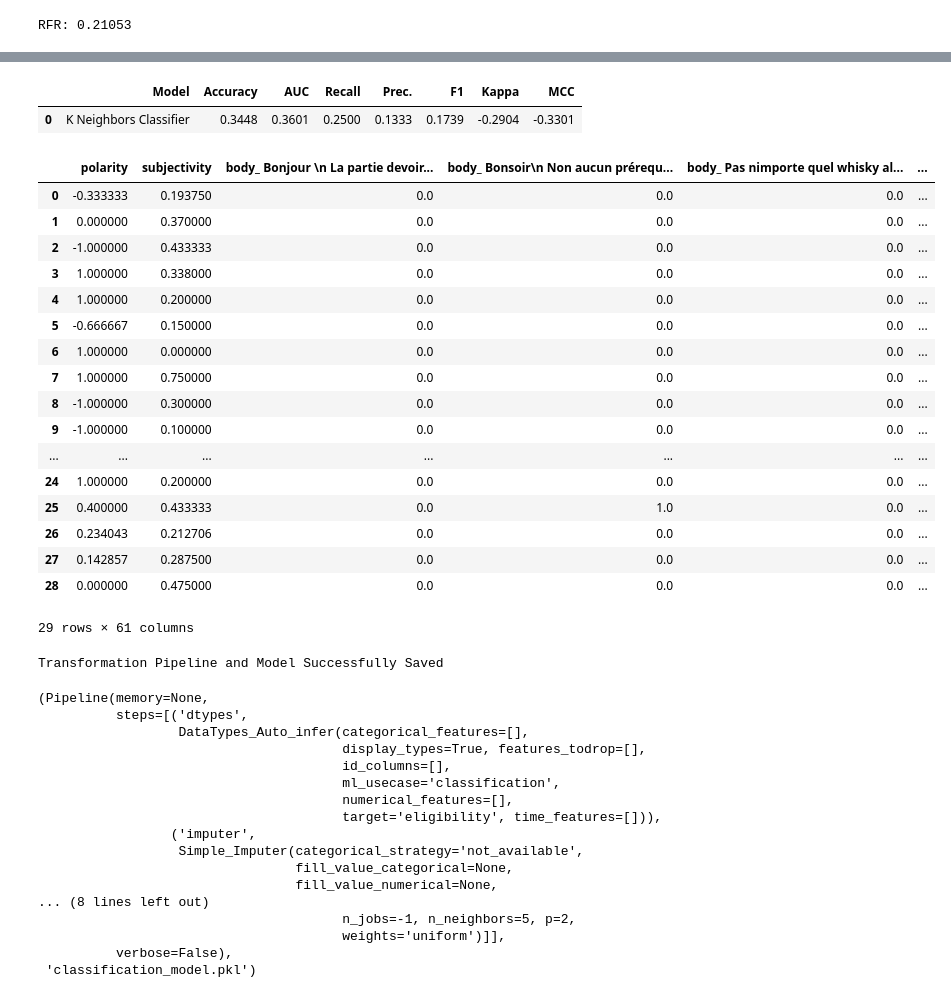
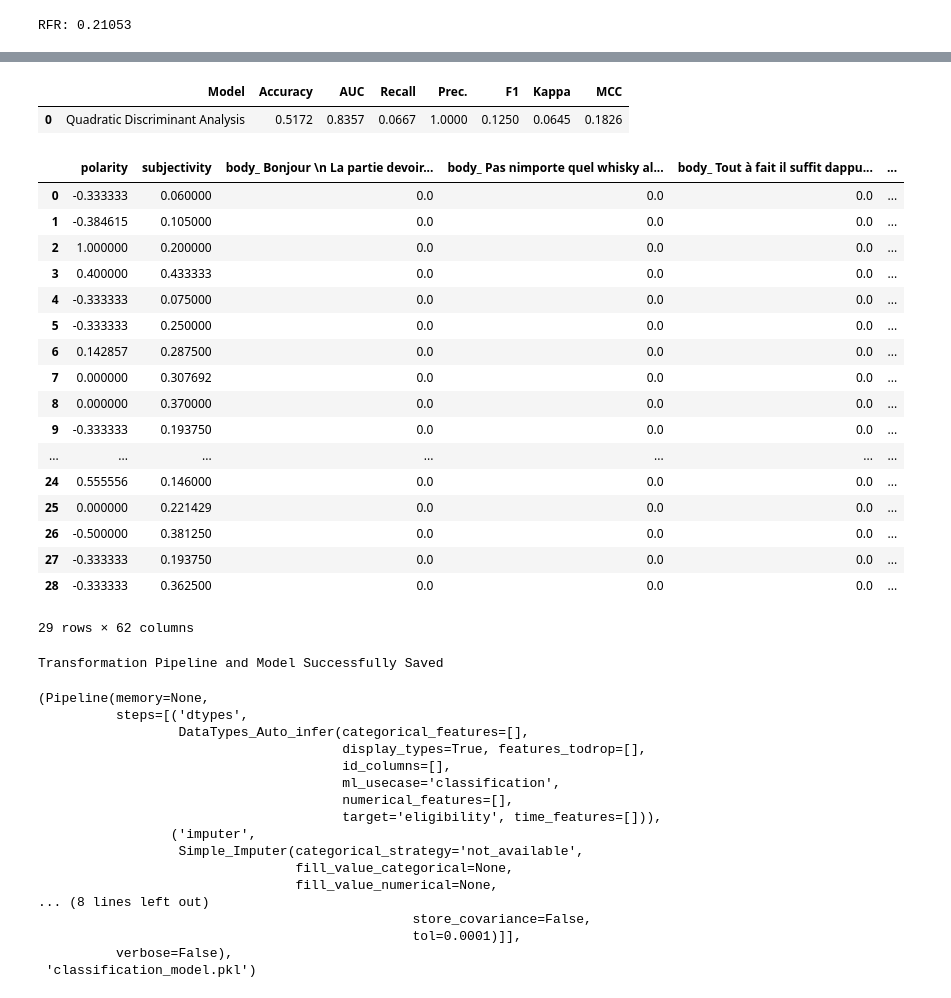
Before and after one commit to data-IA-2022/MOOC_Fengfeng_David, a Jupyter notebook: model.ipynb, the cells around one changed output, grey strips where cells are left out. Drawn from its saved outputs; the diff is of its cells as text; code cells hidden in the pictures.

```diff
--- a/model.ipynb
+++ b/model.ipynb
@@ -130,0 +143,8 @@ interactive(children=(ToggleButtons(description='Plot Type:', icons=('',), optio
+# %%
+blend = blend_models(tuned_top3)
+
+stack = stack_models(tuned_top3)
+
+best_auc_model = automl(optimize = 'Prec.')
+
+best_auc_model
@@ -131,28 +168,28 @@ interactive(children=(ToggleButtons(description='Plot Type:', icons=('',), optio
 # %%
-predict_model(best_models)
+predict_model(best_auc_model)
 # %% [output]
 |  | Model | Accuracy | AUC | Recall | Prec. | F1 | Kappa | MCC |
-| 0 | K Neighbors Classifier | 0.3448 | 0.3601 | 0.2500 | 0.1333 | 0.1739 | -0.2904 | -0.3301 |
+| 0 | Quadratic Discriminant Analysis | 0.5172 | 0.8357 | 0.0667 | 1.0000 | 0.1250 | 0.0645 | 0.1826 |
-|  | polarity | subjectivity | body_ Bonjour \n La partie devoir... | body_ Bonsoir\n Non aucun prérequ... | body_ Pas nimporte quel whisky al... | ... |
-| 0 | -0.333333 | 0.193750 | 0.0 | 0.0 | 0.0 | ... |
-| 1 | 0.000000 | 0.370000 | 0.0 | 0.0 | 0.0 | ... |
-| 2 | -1.000000 | 0.433333 | 0.0 | 0.0 | 0.0 | ... |
-| 3 | 1.000000 | 0.338000 | 0.0 | 0.0 | 0.0 | ... |
-| 4 | 1.000000 | 0.200000 | 0.0 | 0.0 | 0.0 | ... |
-| 5 | -0.666667 | 0.150000 | 0.0 | 0.0 | 0.0 | ... |
-| 6 | 1.000000 | 0.000000 | 0.0 | 0.0 | 0.0 | ... |
-| 7 | 1.000000 | 0.750000 | 0.0 | 0.0 | 0.0 | ... |
-| 8 | -1.000000 | 0.300000 | 0.0 | 0.0 | 0.0 | ... |
-| 9 | -1.000000 | 0.100000 | 0.0 | 0.0 | 0.0 | ... |
+|  | polarity | subjectivity | body_ Bonjour \n La partie devoir... | body_ Pas nimporte quel whisky al... | body_ Tout à fait il suffit dappu... | ... |
+| 0 | -0.333333 | 0.060000 | 0.0 | 0.0 | 0.0 | ... |
+| 1 | -0.384615 | 0.105000 | 0.0 | 0.0 | 0.0 | ... |
+| 2 | 1.000000 | 0.200000 | 0.0 | 0.0 | 0.0 | ... |
+| 3 | 0.400000 | 0.433333 | 0.0 | 0.0 | 0.0 | ... |
+| 4 | -0.333333 | 0.075000 | 0.0 | 0.0 | 0.0 | ... |
+| 5 | -0.333333 | 0.250000 | 0.0 | 0.0 | 0.0 | ... |
+| 6 | 0.142857 | 0.287500 | 0.0 | 0.0 | 0.0 | ... |
+| 7 | 0.000000 | 0.307692 | 0.0 | 0.0 | 0.0 | ... |
+| 8 | 0.000000 | 0.370000 | 0.0 | 0.0 | 0.0 | ... |
+| 9 | -0.333333 | 0.193750 | 0.0 | 0.0 | 0.0 | ... |
 | ... | ... | ... | ... | ... | ... | ... |
-| 24 | 1.000000 | 0.200000 | 0.0 | 0.0 | 0.0 | ... |
-| 25 | 0.400000 | 0.433333 | 0.0 | 1.0 | 0.0 | ... |
-| 26 | 0.234043 | 0.212706 | 0.0 | 0.0 | 0.0 | ... |
-| 27 | 0.142857 | 0.287500 | 0.0 | 0.0 | 0.0 | ... |
-| 28 | 0.000000 | 0.475000 | 0.0 | 0.0 | 0.0 | ... |
+| 24 | 0.555556 | 0.146000 | 0.0 | 0.0 | 0.0 | ... |
+| 25 | 0.000000 | 0.221429 | 0.0 | 0.0 | 0.0 | ... |
+| 26 | -0.500000 | 0.381250 | 0.0 | 0.0 | 0.0 | ... |
+| 27 | -0.333333 | 0.193750 | 0.0 | 0.0 | 0.0 | ... |
+| 28 | -0.333333 | 0.362500 | 0.0 | 0.0 | 0.0 | ... |
-29 rows × 61 columns
+29 rows × 62 columns
 # %%
-save_model(best_models, 'classification_model')
+save_model(best_auc_model, 'classification_model')
 # %% [output]
 Transformation Pipeline and Model Successfully Saved
 (Pipeline(memory=None,
@@ -168,7 +205,7 @@ Transformation Pipeline and Model Successfully Saved
                                  fill_value_categorical=None,
                                  fill_value_numerical=None,
 ... (8 lines left out)
-                                       n_jobs=-1, n_neighbors=5, p=2,
-                                       weights='uniform')]],
+                                                store_covariance=False,
+                                                tol=0.0001)]],
           verbose=False),
  'classification_model.pkl')
```
Also changed, not shown: parts of 7 cells of this notebook.
